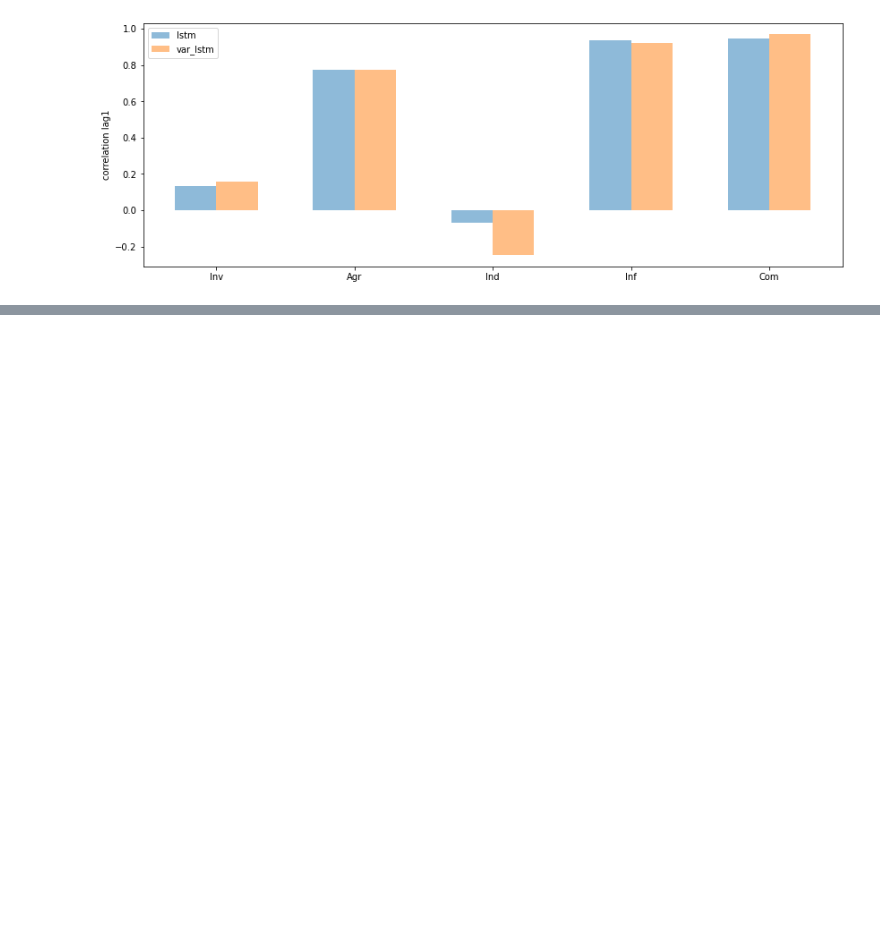
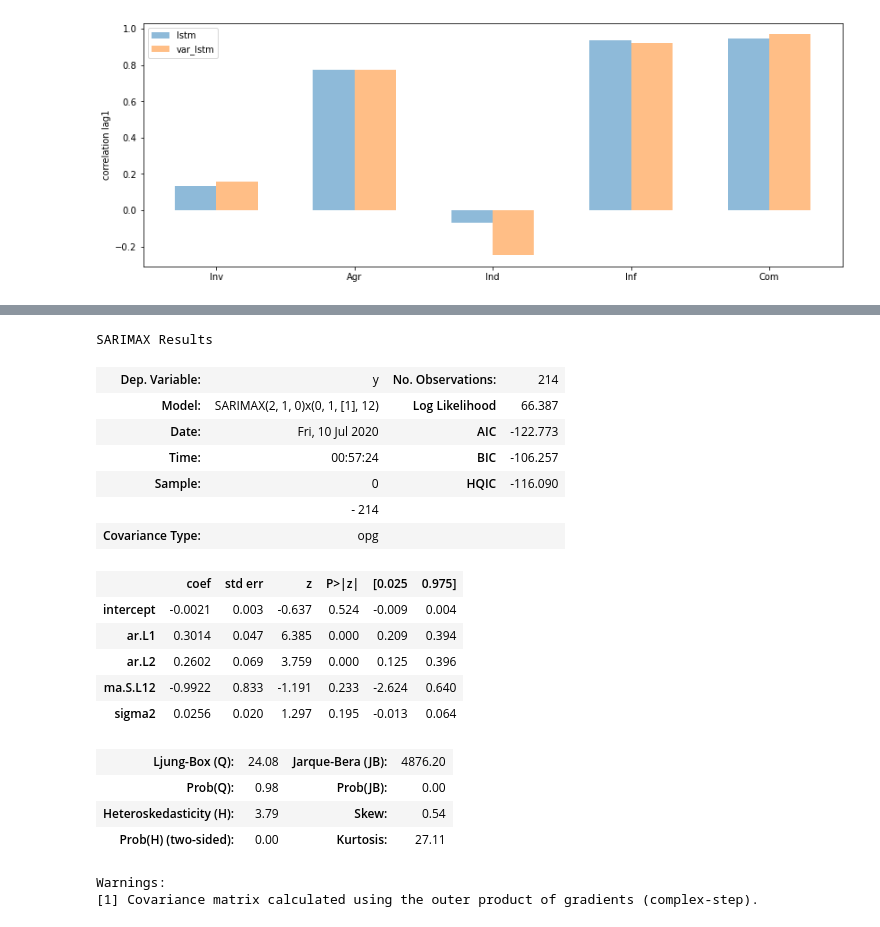
Before and after one commit to carlosvneves/doutorado, a Jupyter notebook: phD-thesis-project/LSTM_VAR_InvestDesemb.ipynb, the cells around one changed output, grey strips where cells are left out. Drawn from its saved outputs; the diff is of its cells as text; code cells hidden in the pictures; blank space fills up the shorter version.

```diff
--- a/phD-thesis-project/LSTM_VAR_InvestDesemb.ipynb
+++ b/phD-thesis-project/LSTM_VAR_InvestDesemb.ipynb
@@ -738,0 +804,24 @@ np.set_printoptions(False)
+# %%
+
+stepwise_fit.
+# %% [output]
+SARIMAX Results
+| Dep. Variable: | y | No. Observations: | 214 |
+| Model: | SARIMAX(2, 1, 0)x(0, 1, [1], 12) | Log Likelihood | 66.387 |
+| Date: | Fri, 10 Jul 2020 | AIC | -122.773 |
+| Time: | 00:57:24 | BIC | -106.257 |
+| Sample: | 0 | HQIC | -116.090 |
+|  | - 214 |  |  |
+| Covariance Type: | opg |  |  |
+|  | coef | std err | z | P>|z| | [0.025 | 0.975] |
+| intercept | -0.0021 | 0.003 | -0.637 | 0.524 | -0.009 | 0.004 |
+| ar.L1 | 0.3014 | 0.047 | 6.385 | 0.000 | 0.209 | 0.394 |
+| ar.L2 | 0.2602 | 0.069 | 3.759 | 0.000 | 0.125 | 0.396 |
+| ma.S.L12 | -0.9922 | 0.833 | -1.191 | 0.233 | -2.624 | 0.640 |
+| sigma2 | 0.0256 | 0.020 | 1.297 | 0.195 | -0.013 | 0.064 |
+| Ljung-Box (Q): | 24.08 | Jarque-Bera (JB): | 4876.20 |
+| Prob(Q): | 0.98 | Prob(JB): | 0.00 |
+| Heteroskedasticity (H): | 3.79 | Skew: | 0.54 |
+| Prob(H) (two-sided): | 0.00 | Kurtosis: | 27.11 |
+Warnings:
+[1] Covariance matrix calculated using the outer product of gradients (complex-step).
```
Also changed, not shown: parts of 13 cells of this notebook, 6 other files.
